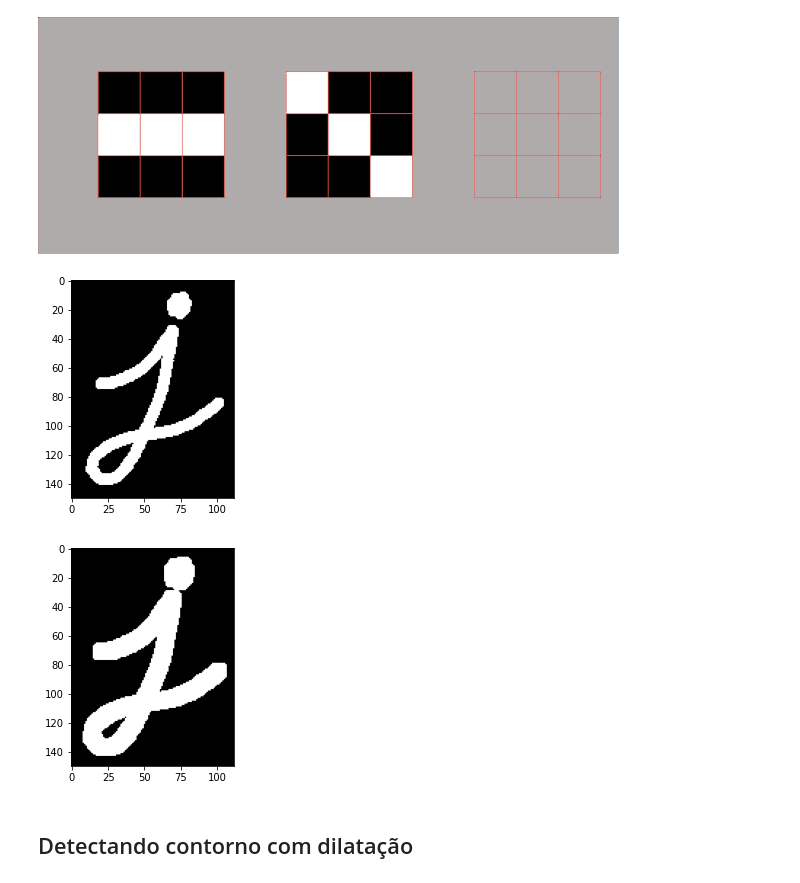
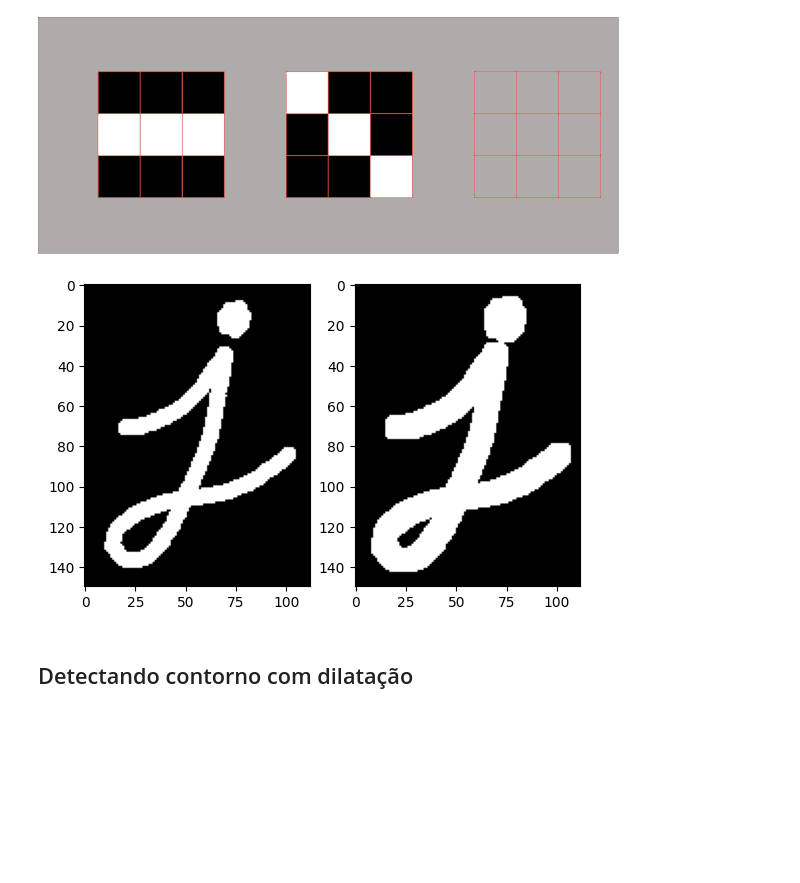
Before and after one commit to arnaldojr/cognitivecomputing, a Jupyter notebook: material/aulas/PDI/lab06/Transformada-Hough-morfologia.ipynb, the cells around one changed output. Cells and saved outputs as stored; diff of their text form; code cells hidden in the pictures; blank space fills up the shorter version.

```diff
--- a/material/aulas/PDI/lab06/Transformada-Hough-morfologia.ipynb
+++ b/material/aulas/PDI/lab06/Transformada-Hough-morfologia.ipynb
@@ -247,20 +255,21 @@ Image(open('dilatação.gif','rb').read())
 # %% [output]
 [figure]
 # %%
-import cv2 as cv
-import numpy as np
-img = cv.imread('j.png',0)
-plt.imshow(img, cmap="Greys_r", vmin=0, vmax=255); plt.show()
+
+img = cv2.imread('j.png',0)
+
 
 kernel = np.ones((5,5),np.uint8)
 
-dilation = cv.dilate(img,kernel,iterations = 1)
+dilation = cv2.dilate(img,kernel,iterations = 1)
 
 
-plt.imshow(dilation, cmap="Greys_r", vmin=0, vmax=255); plt.show()
+
+plt.subplot(121),plt.imshow(img, cmap="gray", vmin=0, vmax=255)
+plt.subplot(122),plt.imshow(dilation, cmap="gray", vmin=0, vmax=255)
+plt.show()
 # %% [output]
-[figure, old version]
+[figure, new version]
-[figure, removed]
 # %% [markdown]
 ## Detectando contorno com dilatação
 # %%
```
Also changed, not shown: parts of 30 cells of this notebook.
